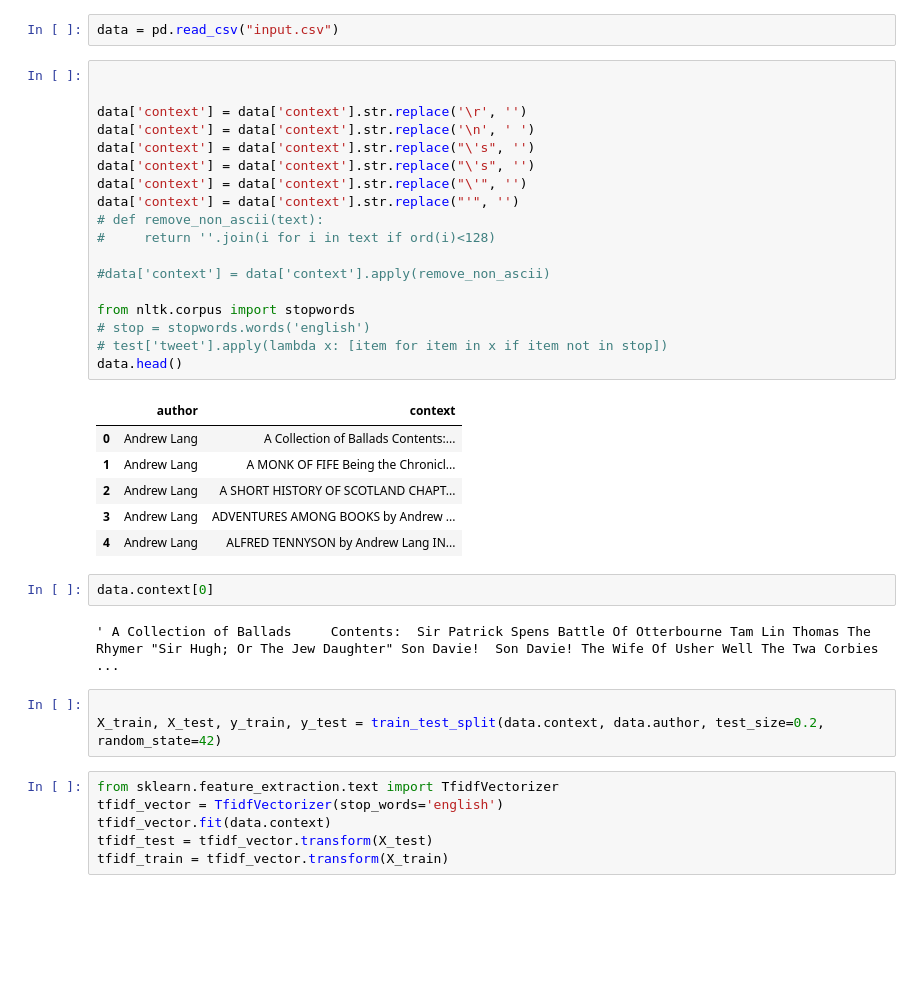
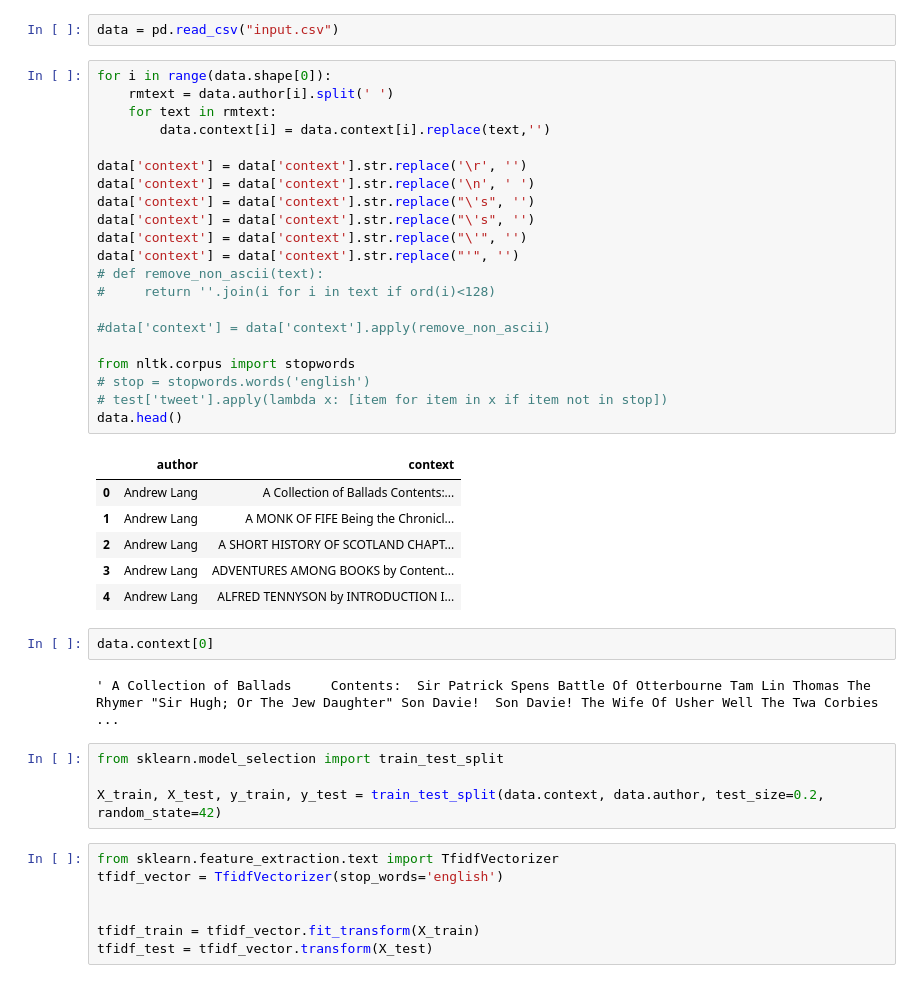
Before and after one commit to khanhkhanh96/gutenberg, a Jupyter notebook: Untitled.ipynb, the cells around one changed output. Drawn from its saved outputs; the diff is of its cells as text; blank space fills up the shorter version.

```diff
--- a/Untitled.ipynb
+++ b/Untitled.ipynb
@@ -43,43 +50,48 @@ from scipy.stats import itemfreq
 # %%
 data = pd.read_csv("input.csv")
 # %%
-
+for i in range(data.shape[0]):
+    rmtext = data.author[i].split(' ')
+    for text in rmtext:
+        data.context[i] = data.context[i].replace(text,'')
 
 data['context'] = data['context'].str.replace('\r', '')
 data['context'] = data['context'].str.replace('\n', ' ')
 data['context'] = data['context'].str.replace("\'s", '')
 data['context'] = data['context'].str.replace("\'s", '')
 data['context'] = data['context'].str.replace("\'", '')
 data['context'] = data['context'].str.replace("'", '')
 # def remove_non_ascii(text):
 #     return ''.join(i for i in text if ord(i)<128)
 
 #data['context'] = data['context'].apply(remove_non_ascii)
 
 from nltk.corpus import stopwords
 # stop = stopwords.words('english')
 # test['tweet'].apply(lambda x: [item for item in x if item not in stop])
 data.head()
 # %% [output]
 |  | author | context |
 | 0 | Andrew Lang | A Collection of Ballads Contents:... |
 | 1 | Andrew Lang | A MONK OF FIFE Being the Chronicl... |
 | 2 | Andrew Lang | A SHORT HISTORY OF SCOTLAND CHAPT... |
-| 3 | Andrew Lang | ADVENTURES AMONG BOOKS by Andrew ... |
-| 4 | Andrew Lang | ALFRED TENNYSON by Andrew Lang IN... |
+| 3 | Andrew Lang | ADVENTURES AMONG BOOKS by Content... |
+| 4 | Andrew Lang | ALFRED TENNYSON by INTRODUCTION I... |
 # %%
 data.context[0]
 # %% [output]
 ' A Collection of Ballads     Contents:  Sir Patrick Spens Battle Of Otterbourne Tam Lin Thomas The Rhymer "Sir Hugh; Or The Jew Daughter" Son Davie!  Son Davie! The Wife Of Usher Well The Twa Corbies ...
 # %%
+from sklearn.model_selection import train_test_split
 
 X_train, X_test, y_train, y_test = train_test_split(data.context, data.author, test_size=0.2, random_state=42)
 # %%
 from sklearn.feature_extraction.text import TfidfVectorizer
 tfidf_vector = TfidfVectorizer(stop_words='english')
-tfidf_vector.fit(data.context)
+
+
+tfidf_train = tfidf_vector.fit_transform(X_train)
 tfidf_test = tfidf_vector.transform(X_test)
-tfidf_train = tfidf_vector.transform(X_train)
 # %%
 tfidf_train.shape
 # %% [output]
```
Also changed, not shown: parts of 24 cells of this notebook.
